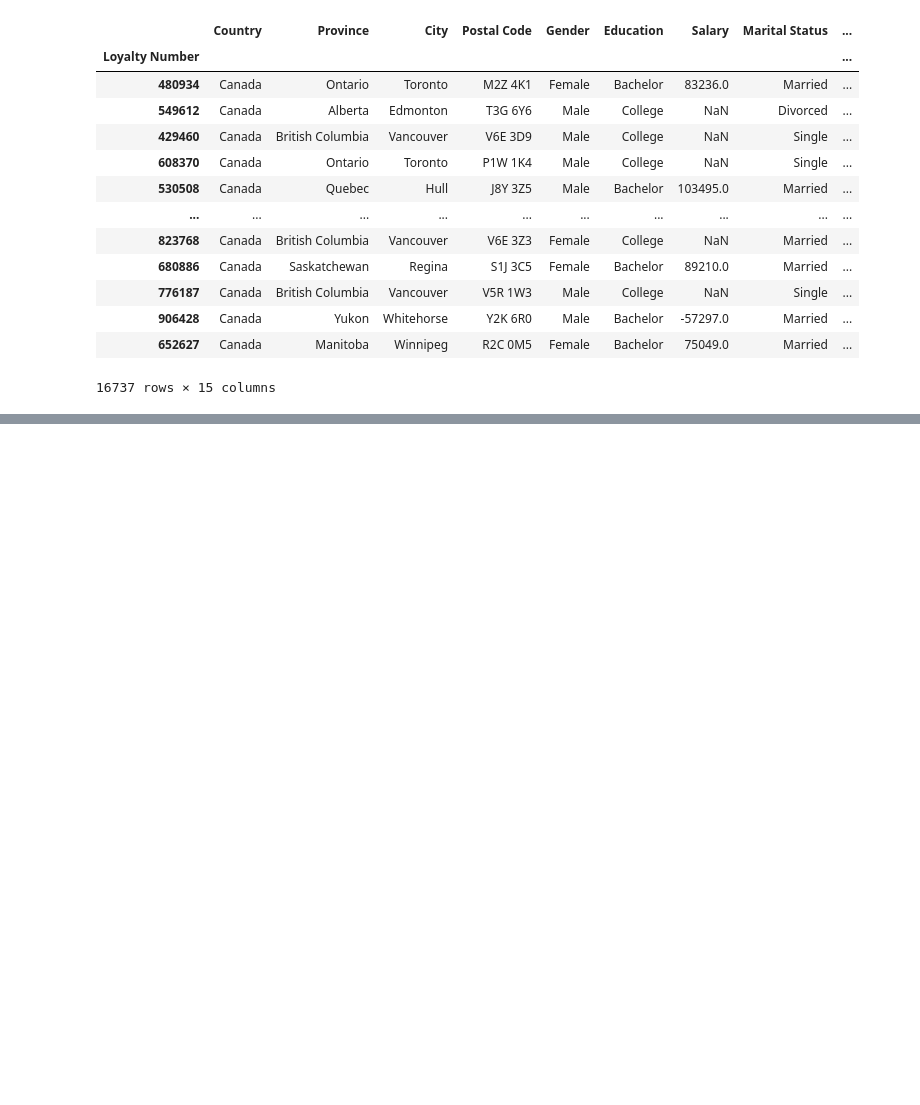
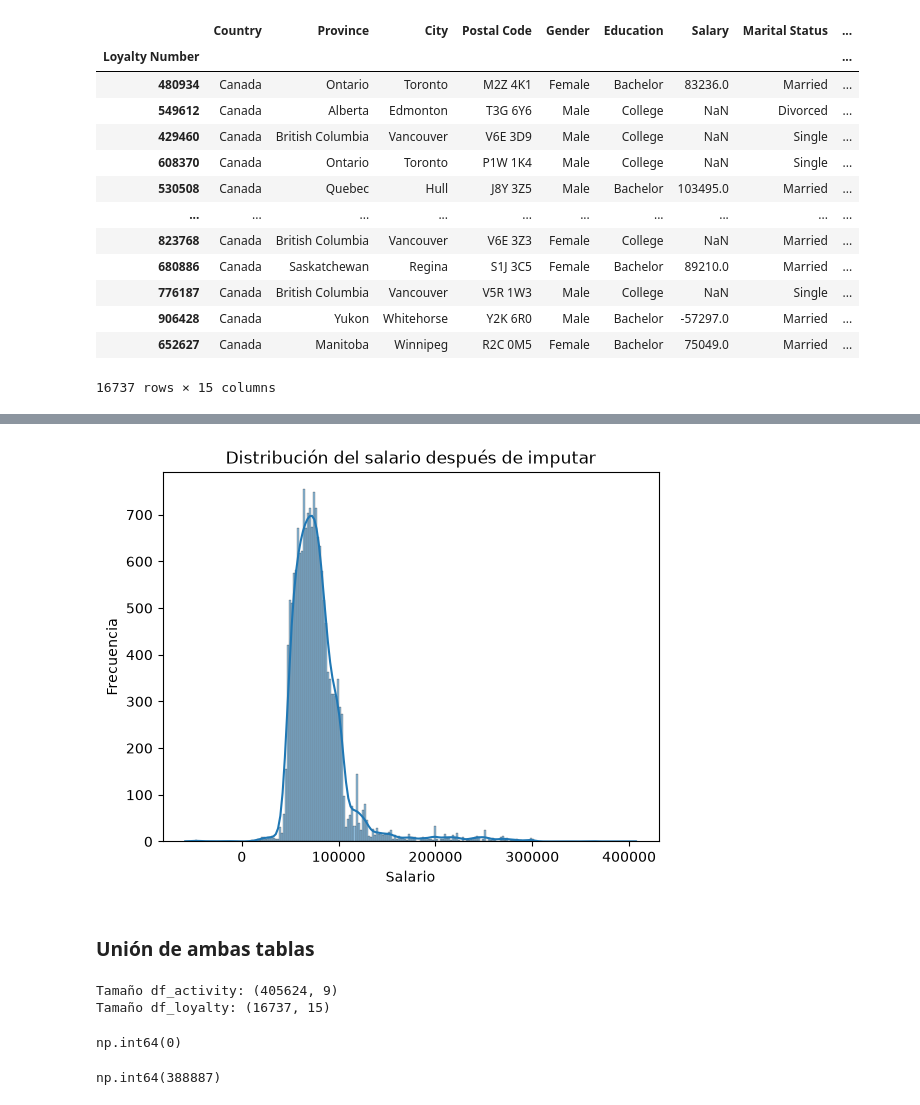
Before and after one commit to Adalab/bda-modulo-3-evaluacion-final-beatrizsjj, a Jupyter notebook: EDA.ipynb, the cells around one changed output, grey strips where cells are left out. Cells and saved outputs as stored; diff of their text form; code cells hidden in the pictures; blank space fills up the shorter version.

```diff
--- a/EDA.ipynb
+++ b/EDA.ipynb
@@ -179,0 +200,31 @@ df_loyalty
+# %%
+columnas_imputacion = ['Salary', 'CLV']
+imputer_knn = KNNImputer(n_neighbors=5)
+df_loyalty[columnas_imputacion] = imputer_knn.fit_transform(
+    df_loyalty[columnas_imputacion]
+)
+# %%
+sns.histplot(df_loyalty["Salary"], kde=True)
+
+plt.title("Distribución del salario después de imputar")
+plt.xlabel("Salario")
+plt.ylabel("Frecuencia")
+plt.show()
+# %% [output]
+[figure, added]
+# %% [markdown]
+### Unión de ambas tablas
+# %%
+print(f'Tamaño df_activity: {df_activity.shape}')
+print(f'Tamaño df_loyalty: {df_loyalty.shape}')
+# %% [output]
+Tamaño df_activity: (405624, 9)
+Tamaño df_loyalty: (16737, 15)
+# %%
+df_loyalty.index.duplicated().sum()
+# %% [output]
+np.int64(0)
+# %%
+df_activity.index.duplicated().sum()
+# %% [output]
+np.int64(388887)
```
Also changed, not shown: parts of 22 cells of this notebook, 1 other file.
